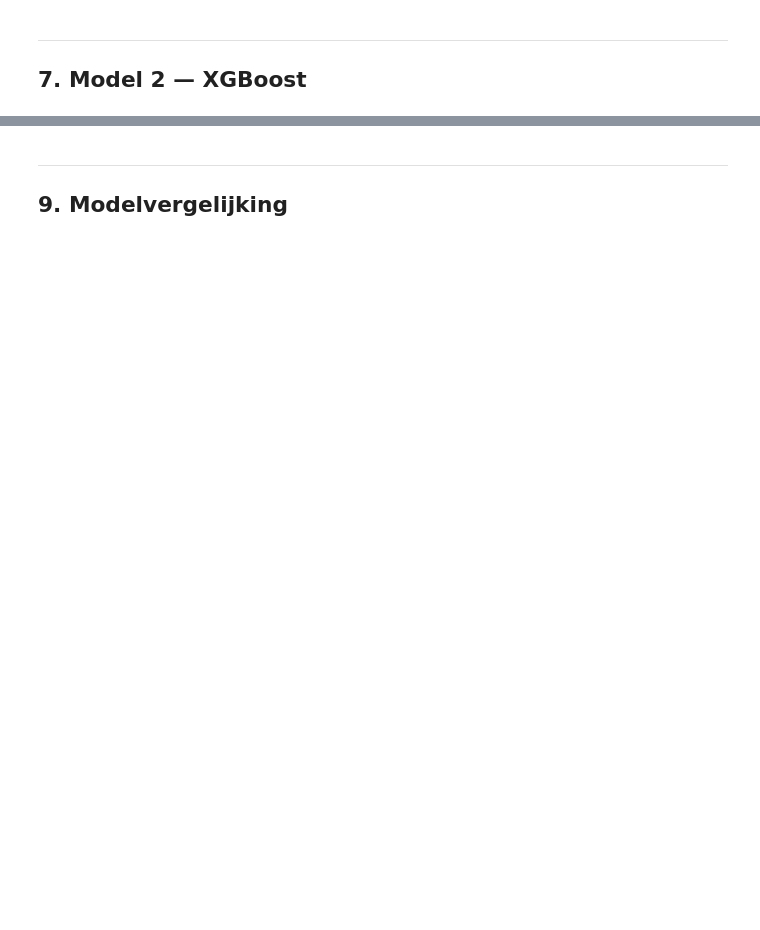
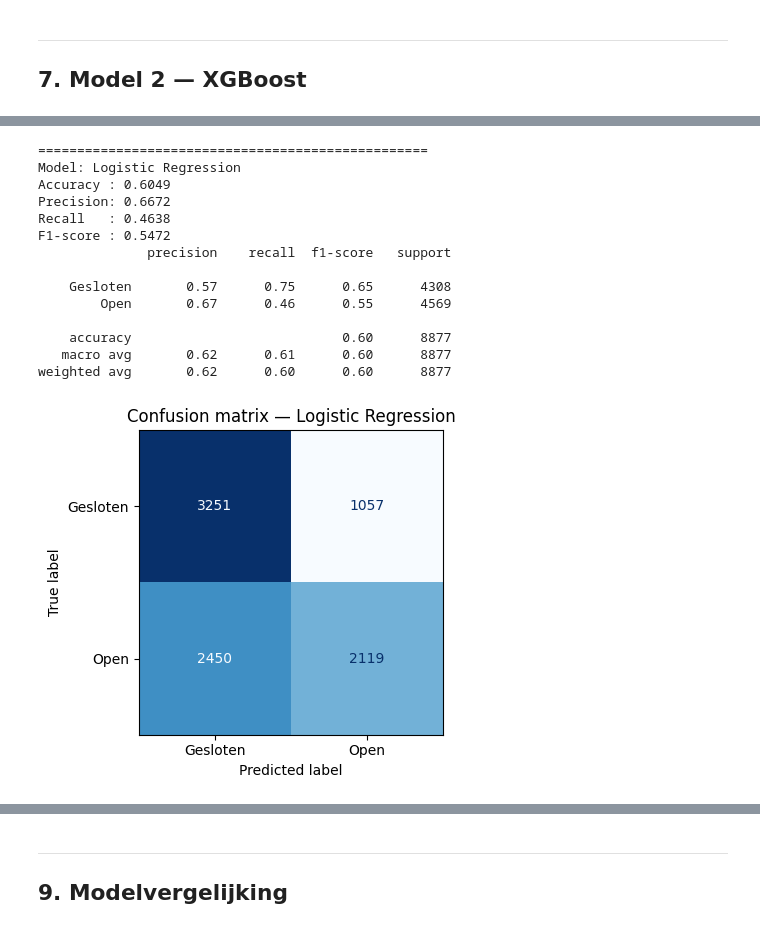
Before and after one commit to MaximVDS/BP_Maxim_Van_Der_Schueren_2526, a Jupyter notebook: proof_of_concept/poc.ipynb, the cells around one changed output, grey strips where cells are left out. Saved outputs shown, nothing was run; the diff lists cells and outputs as text; code cells hidden in the pictures; blank space fills up the shorter version.

```diff
--- a/proof_of_concept/poc.ipynb
+++ b/proof_of_concept/poc.ipynb
@@ -270,21 +209,16 @@ else:
 # %%
-# ── 3.7 Overzicht van alle features ──────────────────────────────────────────
 FEATURE_COLS = [
     col for col in [
-        "uur_van_dag", "dag_van_week", "maand", "is_weekend", "is_feestdag",
-        "verwachte_openingsduur_min", "werkelijke_duur_min", "afwijking_duur_min",
-        "is_deleted",
-        "brand_id_enc", "main_category_id_enc", "district_id_enc",
-        "priority", "visit", "work",
-        "closed", "ok", "appointment",
-        "day_of_week",
+        "maand", "is_weekend", "is_feestdag",
+        "start_min", "stop_min", "verwachte_openingsduur_min",
+        "is_deleted", "is_sensitive", "is_reserved_poi", "cluster",
+        "brand_id_enc", "country_enc", "visit", "work", "closed",
+        "ok", "day_of_week", "historisch_inactief_count", 'inactiviteit_ratio', "poi_leeftijd_maanden",
     ]
     if col in df.columns
 ]
 
 TARGET_COL = "is_active"
-
-print(f"Features ({len(FEATURE_COLS)}): {FEATURE_COLS}")
 # %% [markdown]
 ---
 ## 4. Train/test-splitsing
@@ -309,7 +246,6 @@ print(f"Label-verdeling test  — open: {y_test.mean():.2%}")
 ## 5. Hulpfuncties
 # %%
 def evalueer_model(naam, model, X_test, y_test):
-    """Evalueer een getraind model en toon confusion matrix + rapport."""
     y_pred = model.predict(X_test)
 
     acc  = accuracy_score(y_test, y_pred)
@@ -338,7 +274,6 @@ def evalueer_model(naam, model, X_test, y_test):
 
 
 def plot_feature_importance(naam, model, feature_names, top_n=15):
-    """Toon een horizontale barplot met de top feature importances."""
     importances = model.feature_importances_
     idx = np.argsort(importances)[-top_n:]
 
@@ -350,8 +285,7 @@ def plot_feature_importance(naam, model, feature_names, top_n=15):
     plt.show()
 
 
-resultaten = []   # Verzamelt metrics voor de vergelijkingstabel
-print("Hulpfuncties gedefinieerd.")
+resultaten = []
 # %% [markdown]
 ---
 ## 6. Model 1 — Random Forest
@@ -378,7 +333,6 @@ print("Random Forest opgeslagen.")
 ---
 ## 7. Model 2 — XGBoost
 # %%
-# Bereken class-gewicht voor onbalans
 neg, pos = (y_train == 0).sum(), (y_train == 1).sum()
 scale_pw  = neg / pos if pos > 0 else 1
 
@@ -389,7 +343,6 @@ xgb_model = xgb.XGBClassifier(
     subsample=0.8,
     colsample_bytree=0.8,
     scale_pos_weight=scale_pw,
-    use_label_encoder=False,
     eval_metric="logloss",
     random_state=RANDOM_SEED,
     n_jobs=-1
@@ -399,4 +352,3 @@ xgb_model.fit(
     eval_set=[(X_test, y_test)],
     verbose=False
 )
-print("XGBoost getraind.")
@@ -455,0 +397,7 @@ print("Isolation Forest opgeslagen.")
+# %%
+lr = LogisticRegression(
+    class_weight="balanced",
+    max_iter=1000,
+    random_state=RANDOM_SEED
+)
+lr.fit(X_train, y_train)
@@ -455,0 +413,19 @@ print("Isolation Forest opgeslagen.")
+# %%
+lr_metrics = evalueer_model("Logistic Regression", lr, X_test, y_test)
+resultaten.append(lr_metrics)
+# %% [output]
+==================================================
+Model: Logistic Regression
+Accuracy : 0.6049
+Precision: 0.6672
+Recall   : 0.4638
+F1-score : 0.5472
+              precision    recall  f1-score   support
+
+    Gesloten       0.57      0.75      0.65      4308
+        Open       0.67      0.46      0.55      4569
+
+    accuracy                           0.60      8877
+   macro avg       0.62      0.61      0.60      8877
+weighted avg       0.62      0.60      0.60      8877
+[figure, added]
```
Also changed, not shown: parts of 41 cells of this notebook, 8 other files.
